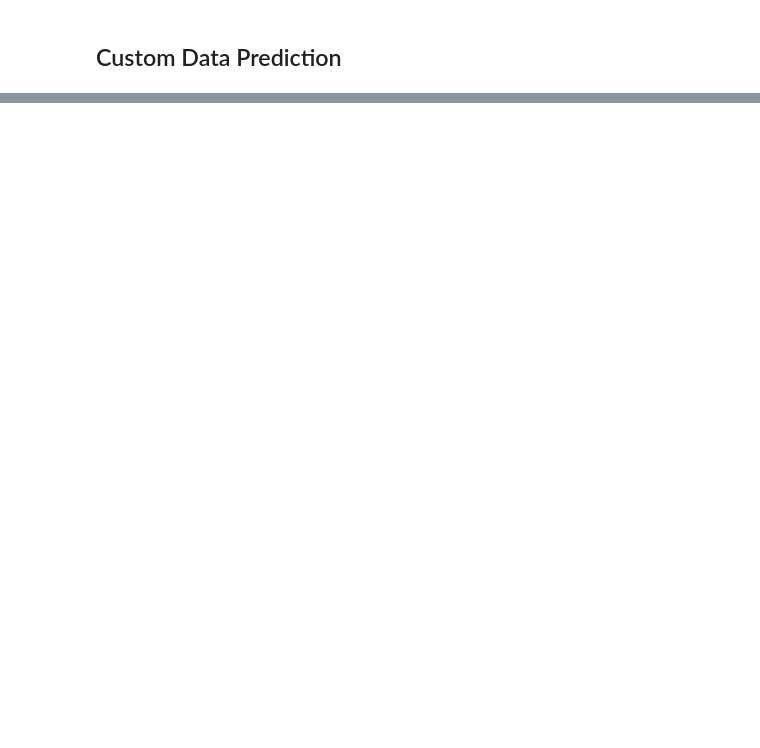
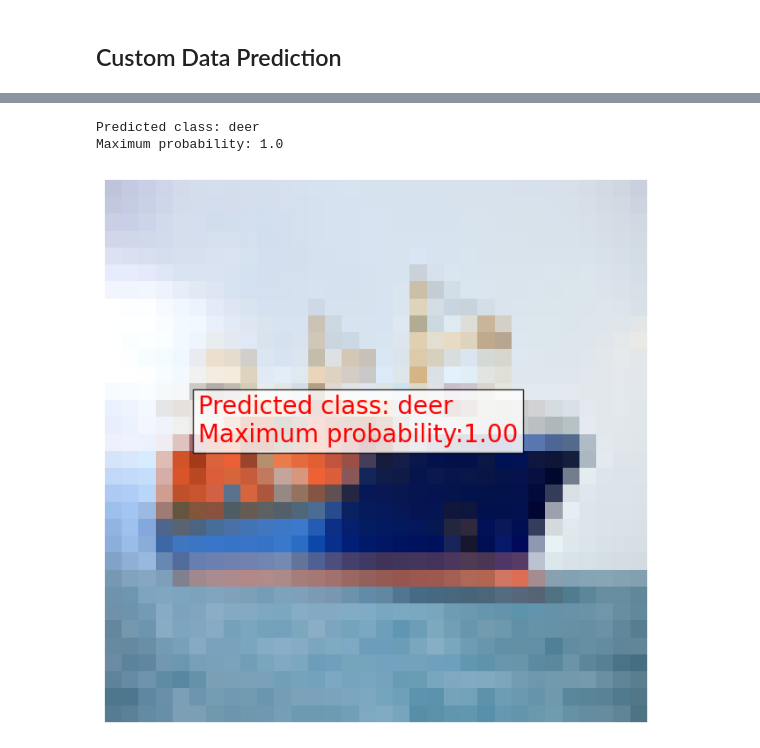
Before and after one commit to mmustafakapici/ZFNet-Cifar10-classification, a Jupyter notebook: ZFNet-Cifar10-Classification.ipynb, the cells around one changed output, grey strips where cells are left out. Cells and saved outputs as stored; diff of their text form; code cells hidden in the pictures; blank space fills up the shorter version.

```diff
--- a/ZFNet-Cifar10-Classification.ipynb
+++ b/ZFNet-Cifar10-Classification.ipynb
@@ -645,0 +783,20 @@ plt.show()
+# %%
+# Get the predicted class index and name
+pred_class_prob = np.argmax(probs)
+pred_class_name = label_list[pred_class_prob]
+max_prob = np.max(probs)
+print(f'Predicted class: {pred_class_name}')
+print(f'Maximum probability: {max_prob}')
+# %% [output]
+Predicted class: deer
+Maximum probability: 1.0
+# %%
+# Display the image with the predicted class and probability
+plt.figure(figsize=(10,8))
+plt.imshow(img[0])
+plt.axis('off')
+plt.text(5, 15, f'Predicted class: {pred_class_name}\nMaximum probability:{max_prob:.2f}',
+         fontsize=20, color='red', bbox=dict(facecolor='white',alpha=0.8))
+plt.show()
+# %% [output]
+[figure, added]
```
Also changed, not shown: parts of 34 cells of this notebook.
